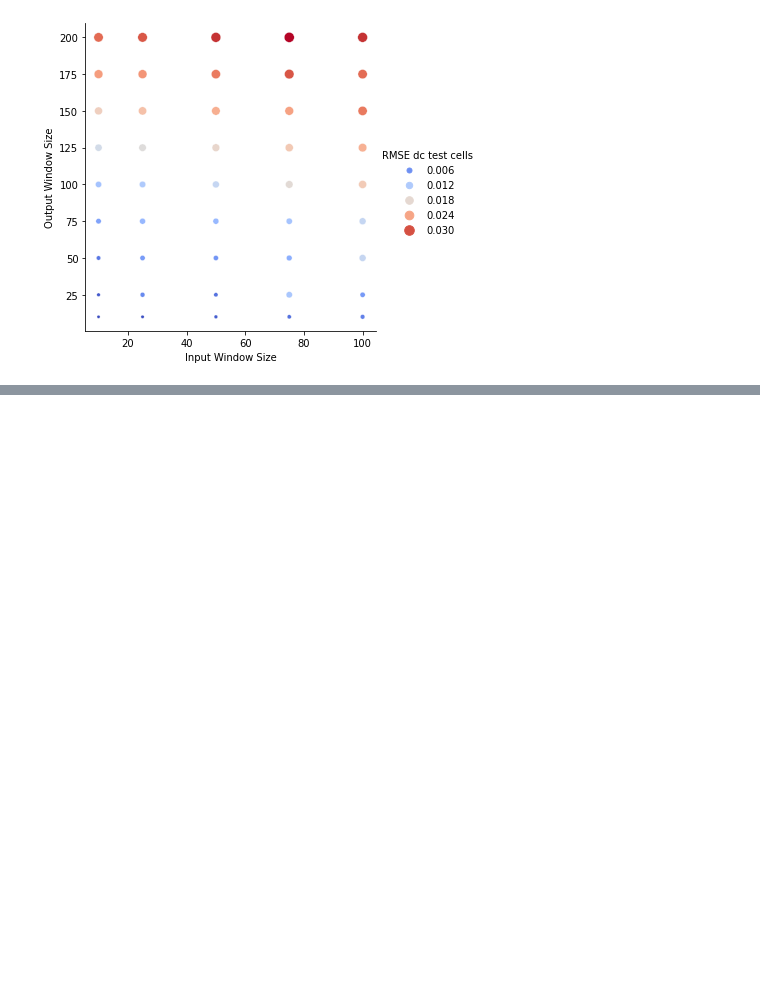
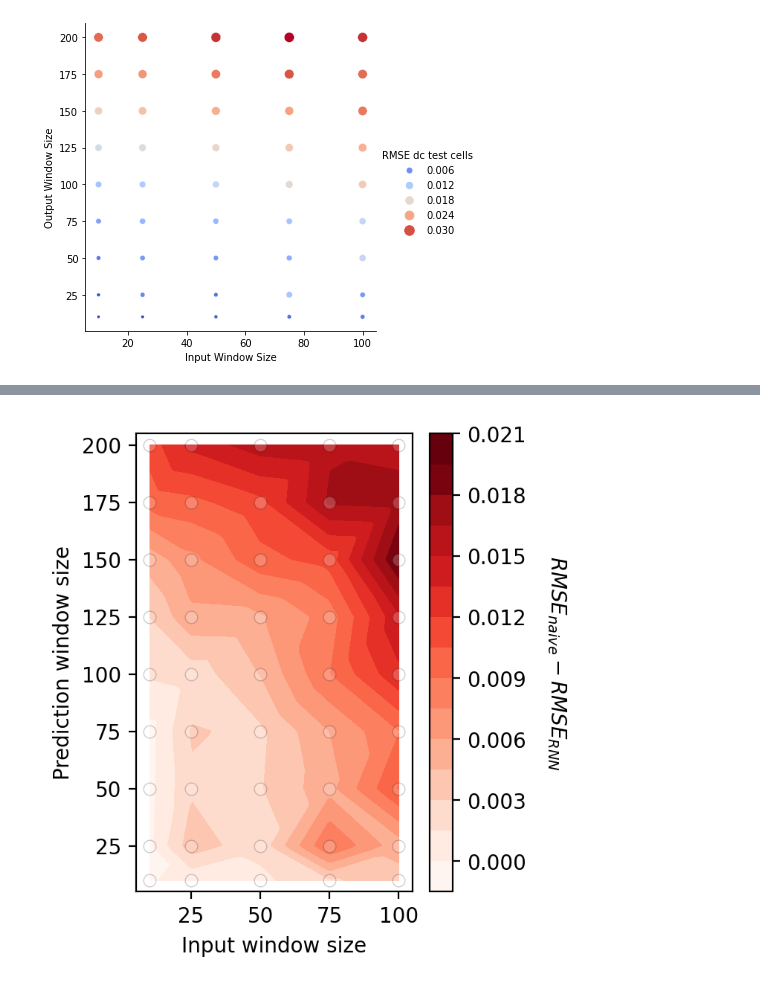
Before and after one commit to TRI-AMDD/bye-cycle, a Jupyter notebook: examples/DNN_model_cut_off.ipynb, the cells around one changed output, grey strips where cells are left out. Cells and saved outputs as stored; diff of their text form; code cells hidden in the pictures; blank space fills up the shorter version.

```diff
--- a/examples/DNN_model_cut_off.ipynb
+++ b/examples/DNN_model_cut_off.ipynb
@@ -705,0 +691,31 @@ plt.savefig(f'../paper/CACHED_DATA/DNN/LFP/img/DNN_RMSE_cut_off_0.02.svg', dpi=4
+# %%
+# Finding difference between DNN and naive:
+fig, ax = plt.subplots(dpi=200, figsize=(3,4))
+diff_RMSE =  Ti_naive - Ti_DNN
+im = ax.contourf(X, Y, diff_RMSE, levels=npts, vmin=diff_RMSE.min(), vmax=diff_RMSE.max(), cmap='Reds')
+import matplotlib.colors as mcolors
+
+# divnorm=mcolors.TwoSlopeNorm(vmin=diff_RMSE.min(), vcenter=diff_RMSE.max()-diff_RMSE.min() , vmax=diff_RMSE.max())
+
+sns.scatterplot(
+    data=df,
+    x=df['Input Window Size'], y=df['Output Window Size'],
+#     size=df['RMSE dc test cells']
+    ax=ax,
+    color='white',
+    edgecolor='k',
+    alpha = alpha
+)
+
+cbar = fig.colorbar( im, orientation='vertical')
+cbar.set_label('$RMSE_{naive} - RMSE_{RNN}$', rotation=270, labelpad=20)
+ax.set_xlabel('Input window size')
+ax.set_ylabel('Prediction window size')
+# ax.set_xlim([xmin-5, xmax+5])
+# ax.set_ylim([ymin-5, ymax+5])
+# plt.savefig(f'../paper/CACHED_DAT
+ax.set_xlim([xmin-5, xmax+5])
+ax.set_ylim([ymin-5, ymax+5])
+plt.savefig(f'../paper/CACHED_DATA/DNN/LFP/img/diff_RNN_naive_cut_off_0.02.svg', dpi=400, transparent=False, bbox_inches='tight')
+# %% [output]
+[figure, added]
```
Also changed, not shown: parts of 10 cells of this notebook.
